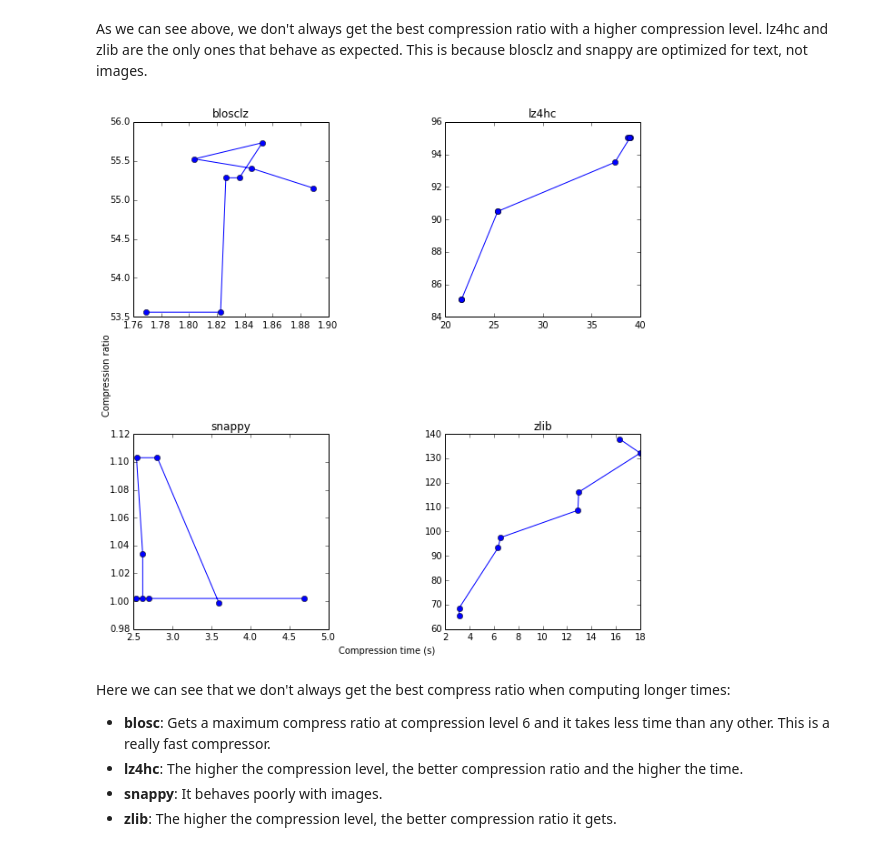
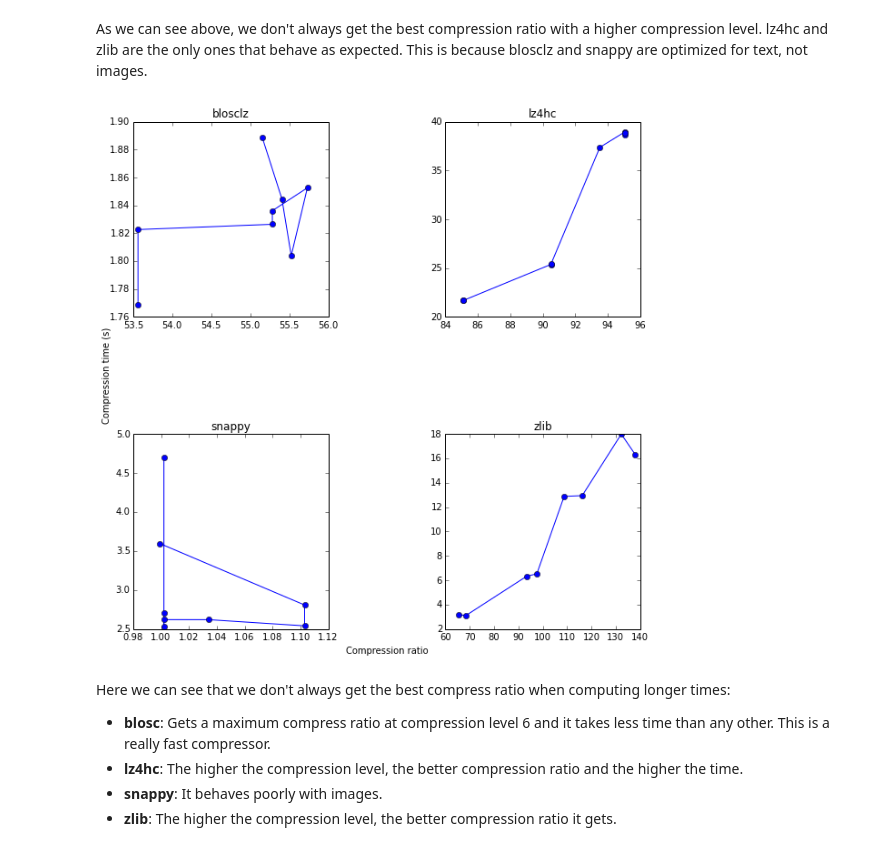
Before and after one commit to pablojimenezmateo/Big-Data, a Jupyter notebook: Barray benchmarks.ipynb, the cells around one changed output. Drawn from its saved outputs; the diff is of its cells as text; code cells hidden in the pictures.

```diff
--- a/Barray benchmarks.ipynb
+++ b/Barray benchmarks.ipynb
@@ -372,40 +372,40 @@ As we can see above, we don't always get the best compression ratio with a highe
 # %%
 #Matplotlib magic
 fig = plt.figure()
 ax = fig.add_subplot(111)
 ax1 = fig.add_subplot(221)
 ax2 = fig.add_subplot(222)
 ax3 = fig.add_subplot(223)
 ax4 = fig.add_subplot(224)
 plt.subplots_adjust(wspace=0.6, hspace=0.6)
 ax.spines['top'].set_color('none')
 ax.spines['bottom'].set_color('none')
 ax.spines['left'].set_color('none')
 ax.spines['right'].set_color('none')
 ax.tick_params(labelcolor='w', top='off', bottom='off', left='off', right='off')
 plt.rcParams['figure.figsize'] = 10, 10
-ax.set_xlabel('Compression time (s)')
-ax.set_ylabel('Compression ratio')
+ax.set_ylabel('Compression time (s)')
+ax.set_xlabel('Compression ratio')
 
 #blosclz
 ax1.set_title('blosclz')
-ax1.plot(blosclz[3][2:], blosclz[2][2:], 'bo-')
+ax1.plot(blosclz[2][2:], blosclz[3][2:], 'bo-')
 
 #lz4hc
 ax2.set_title('lz4hc')
-ax2.plot(lz4hc[3][2:], lz4hc[2][2:], 'bo-')
+ax2.plot(lz4hc[2][2:], lz4hc[3][2:], 'bo-')
 
 #snappy
 ax3.set_title('snappy')
-ax3.plot(snappy[3][2:], snappy[2][2:], 'bo-')
+ax3.plot(snappy[2][2:], snappy[3][2:], 'bo-')
 
 #zlib
 ax4.set_title('zlib')
-ax4.plot(zlib[3][2:], zlib[2][2:], 'bo-')
+ax4.plot(zlib[2][2:], zlib[3][2:], 'bo-')
 
 plt.show()
 # %% [output]
-[figure, old version]
+[figure, new version]
 # %% [markdown]
 Here we can see that we don't always get the best compress ratio when computing longer times:
 
```
Also changed, not shown: parts of 2 cells of this notebook, 2 other files.
